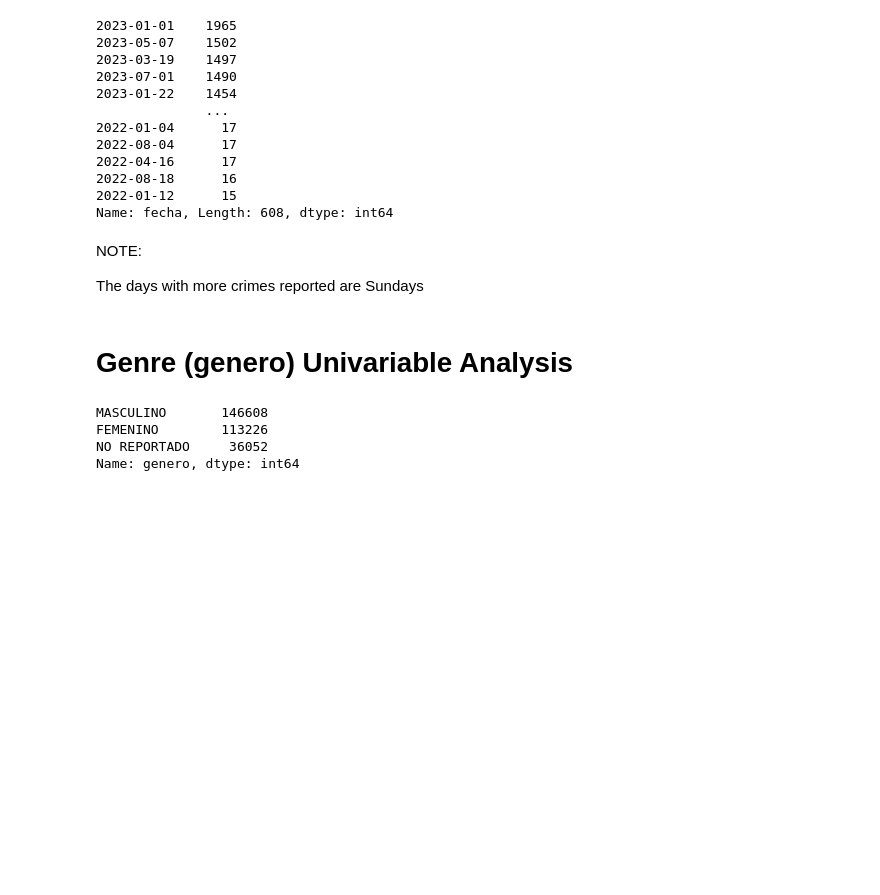
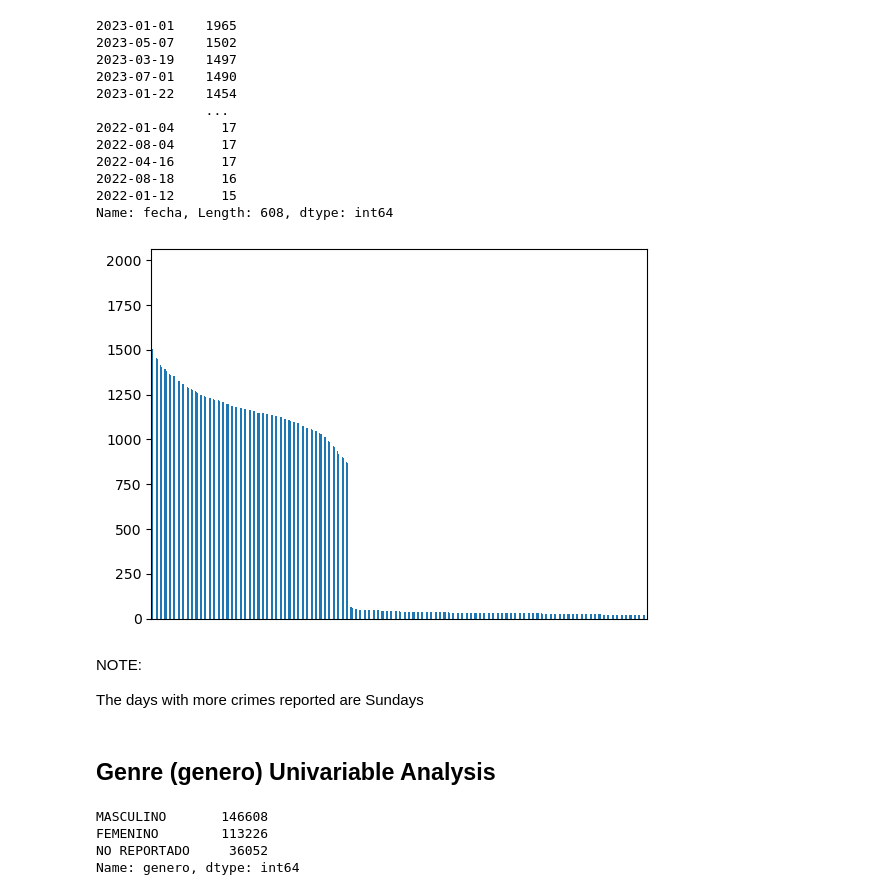
Before and after one commit to Alejolamilla/Colombian-Crimes, a Jupyter notebook: Notebooks/02_EDA.ipynb, the cells around one changed output. Cells and saved outputs as stored; diff of their text form; code cells hidden in the pictures; blank space fills up the shorter version.

```diff
--- a/Notebooks/02_EDA.ipynb
+++ b/Notebooks/02_EDA.ipynb
@@ -114,12 +126,18 @@ df["fecha"].value_counts()
 2022-08-18      16
 2022-01-12      15
 Name: fecha, Length: 608, dtype: int64
+# %%
+df["fecha"].value_counts().plot(kind="bar")
+plt.xticks([])
+plt.show()
+# %% [output]
+[figure, added]
 # %% [markdown]
 NOTE:
 
 The days with more crimes reported are Sundays
 # %% [markdown]
-# Genre (genero) Univariable Analysis
+## Genre (genero) Univariable Analysis
 # %%
 df["genero"].value_counts()
 # %% [output]
```
Also changed, not shown: parts of 22 cells of this notebook.
